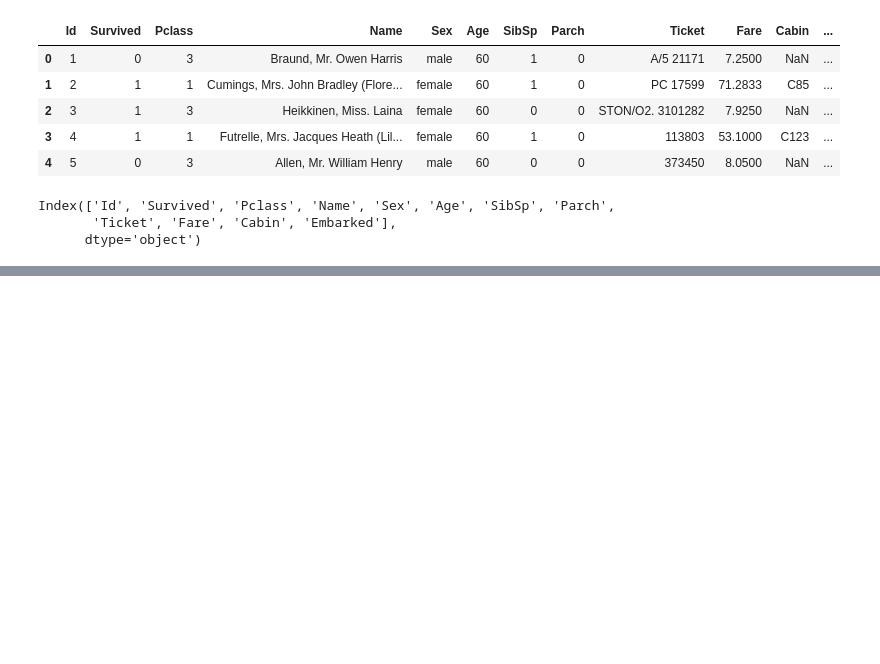
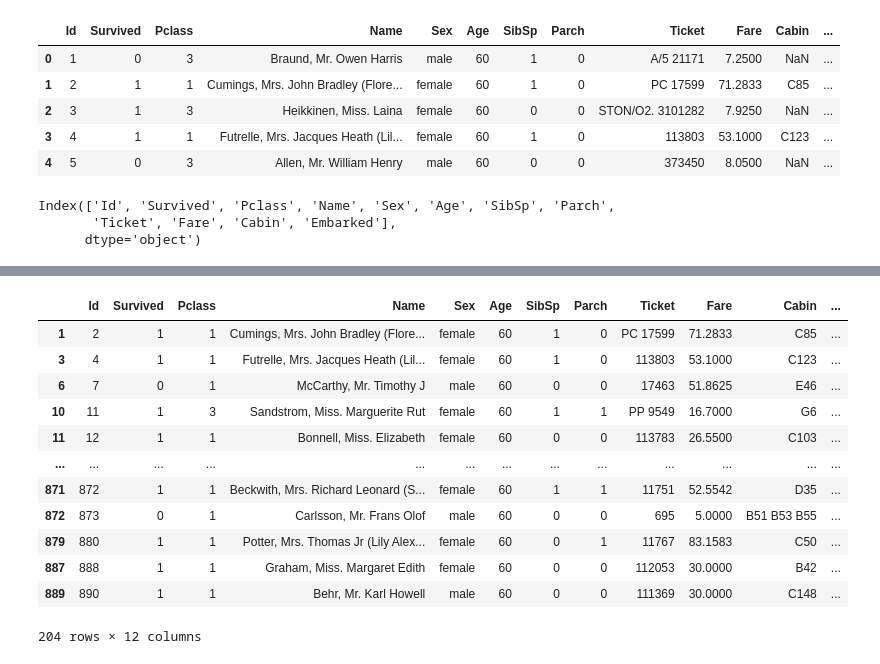
Before and after one commit to Juniorexz/DataScience, a Jupyter notebook: Titanic.ipynb, the cells around one changed output, grey strips where cells are left out. Drawn from its saved outputs; the diff is of its cells as text; code cells hidden in the pictures; blank space fills up the shorter version.

```diff
--- a/Titanic.ipynb
+++ b/Titanic.ipynb
@@ -1265,0 +1438,17 @@ df.rename(columns = lambda coluna:coluna.title())#converter para titulo
+# %%
+notna_cabin = df['Cabin'].notna()
+df[notna_cabin]
+# %% [output]
+|  | Id | Survived | Pclass | Name | Sex | Age | SibSp | Parch | Ticket | Fare | Cabin | ... |
+| 1 | 2 | 1 | 1 | Cumings, Mrs. John Bradley (Flore... | female | 60 | 1 | 0 | PC 17599 | 71.2833 | C85 | ... |
+| 3 | 4 | 1 | 1 | Futrelle, Mrs. Jacques Heath (Lil... | female | 60 | 1 | 0 | 113803 | 53.1000 | C123 | ... |
+| 6 | 7 | 0 | 1 | McCarthy, Mr. Timothy J | male | 60 | 0 | 0 | 17463 | 51.8625 | E46 | ... |
+| 10 | 11 | 1 | 3 | Sandstrom, Miss. Marguerite Rut | female | 60 | 1 | 1 | PP 9549 | 16.7000 | G6 | ... |
+| 11 | 12 | 1 | 1 | Bonnell, Miss. Elizabeth | female | 60 | 0 | 0 | 113783 | 26.5500 | C103 | ... |
+| ... | ... | ... | ... | ... | ... | ... | ... | ... | ... | ... | ... | ... |
+| 871 | 872 | 1 | 1 | Beckwith, Mrs. Richard Leonard (S... | female | 60 | 1 | 1 | 11751 | 52.5542 | D35 | ... |
+| 872 | 873 | 0 | 1 | Carlsson, Mr. Frans Olof | male | 60 | 0 | 0 | 695 | 5.0000 | B51 B53 B55 | ... |
+| 879 | 880 | 1 | 1 | Potter, Mrs. Thomas Jr (Lily Alex... | female | 60 | 0 | 1 | 11767 | 83.1583 | C50 | ... |
+| 887 | 888 | 1 | 1 | Graham, Miss. Margaret Edith | female | 60 | 0 | 0 | 112053 | 30.0000 | B42 | ... |
+| 889 | 890 | 1 | 1 | Behr, Mr. Karl Howell | male | 60 | 0 | 0 | 111369 | 30.0000 | C148 | ... |
+204 rows × 12 columns
```
Also changed, not shown: parts of 37 cells of this notebook.
